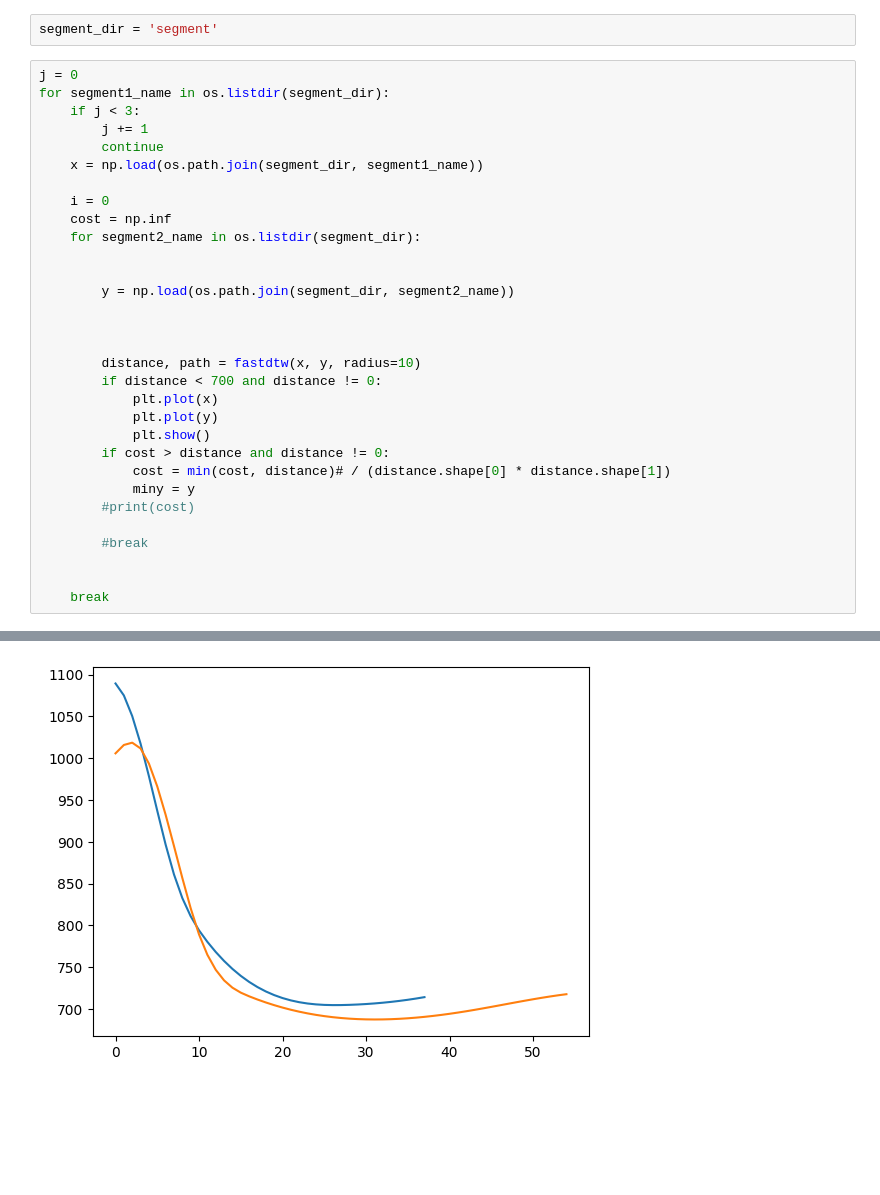
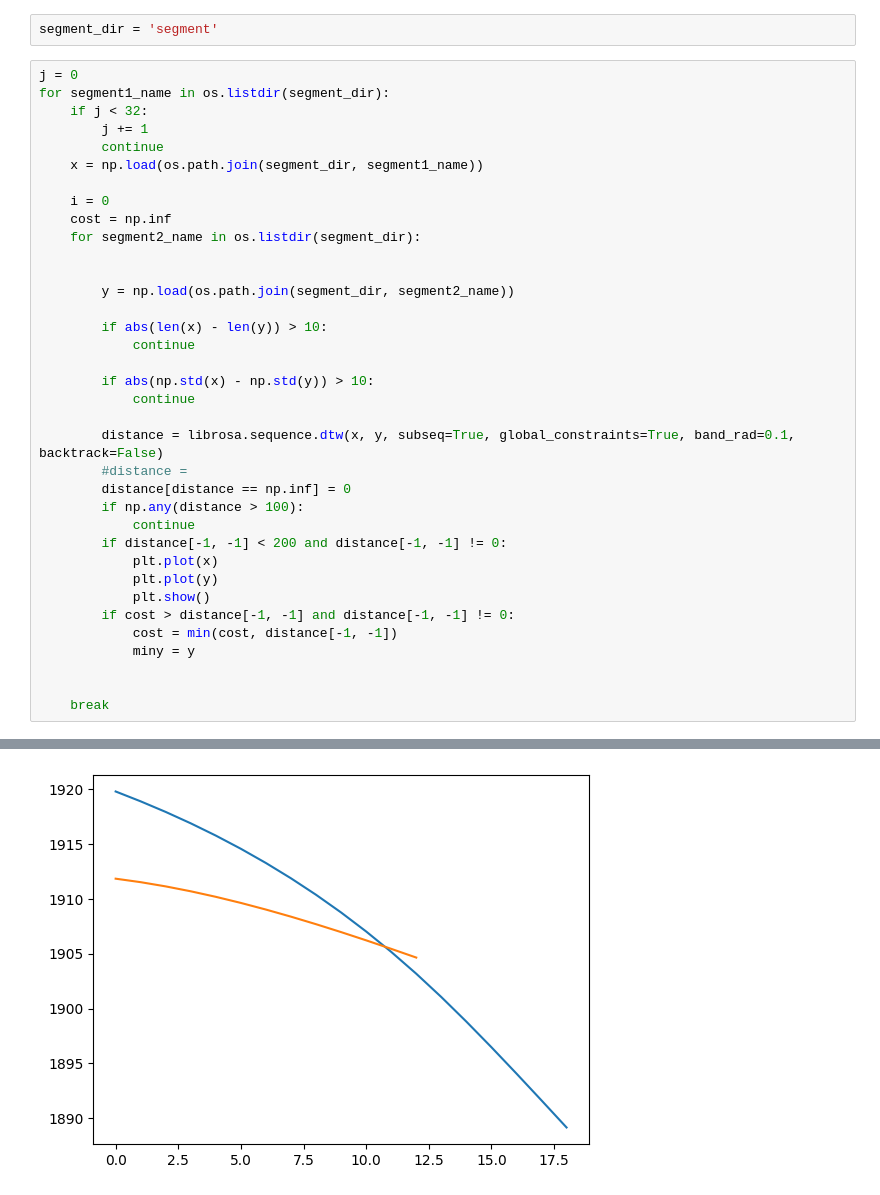
Before and after one commit to vivekvjyn/augsvar, a Jupyter notebook: dtw.ipynb, the cells around one changed output, grey strips where cells are left out. Drawn from its saved outputs; the diff is of its cells as text; blank space fills up the shorter version.

```diff
--- a/dtw.ipynb
+++ b/dtw.ipynb
@@ -14,7 +19,7 @@ segment_dir = 'segment'
 # %%
 j = 0
 for segment1_name in os.listdir(segment_dir):
-    if j < 3:
+    if j < 32:
         j += 1
         continue
     x = np.load(os.path.join(segment_dir, segment1_name))
@@ -26,19 +31,24 @@ for segment1_name in os.listdir(segment_dir):
 
         y = np.load(os.path.join(segment_dir, segment2_name))
 
+        if abs(len(x) - len(y)) > 10:
+            continue
 
+        if abs(np.std(x) - np.std(y)) > 10:
+            continue
 
-        distance, path = fastdtw(x, y, radius=10)
-        if distance < 700 and distance != 0:
+        distance = librosa.sequence.dtw(x, y, subseq=True, global_constraints=True, band_rad=0.1, backtrack=False)
+        #distance =
+        distance[distance == np.inf] = 0
+        if np.any(distance > 100):
+            continue
+        if distance[-1, -1] < 200 and distance[-1, -1] != 0:
             plt.plot(x)
             plt.plot(y)
             plt.show()
-        if cost > distance and distance != 0:
-            cost = min(cost, distance)# / (distance.shape[0] * distance.shape[1])
+        if cost > distance[-1, -1] and distance[-1, -1] != 0:
+            cost = min(cost, distance[-1, -1])
             miny = y
-        #print(cost)
-
-        #break
 
 
     break
@@ -49 +59 @@ for segment1_name in os.listdir(segment_dir):
-[figure, old version]
+[figure, new version]
```
Also changed, not shown: parts of 4 cells of this notebook, 2 other files.
